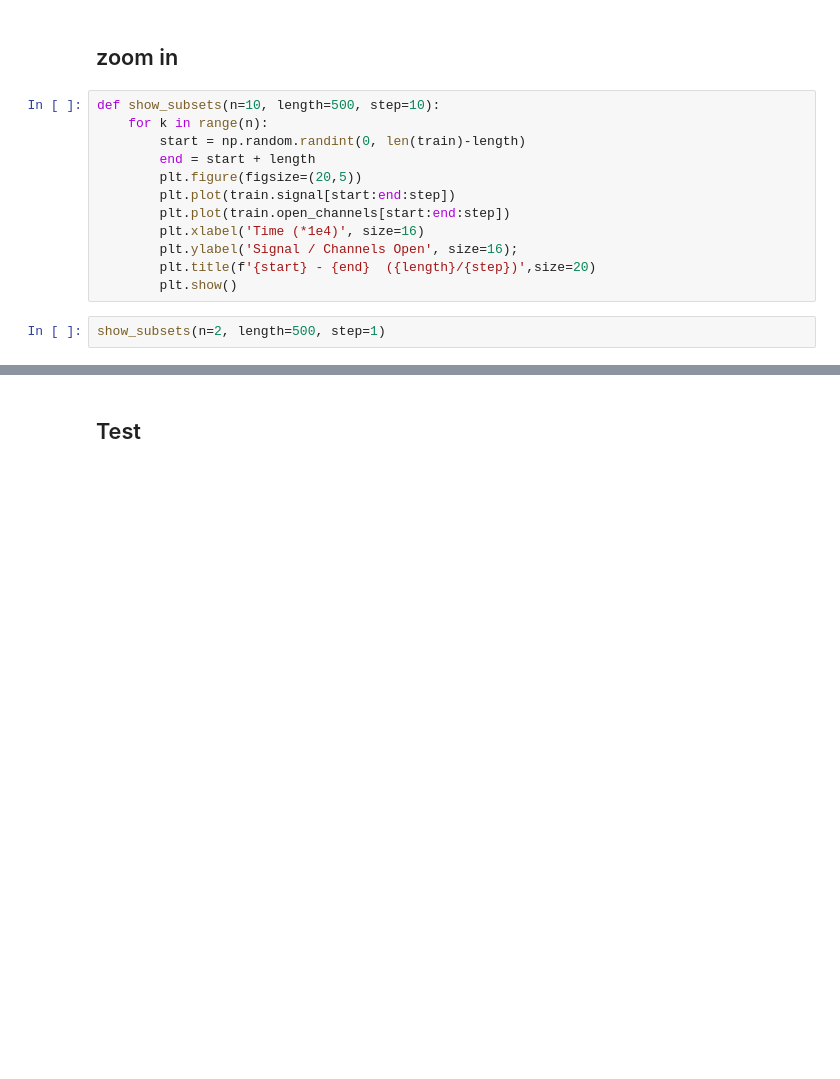
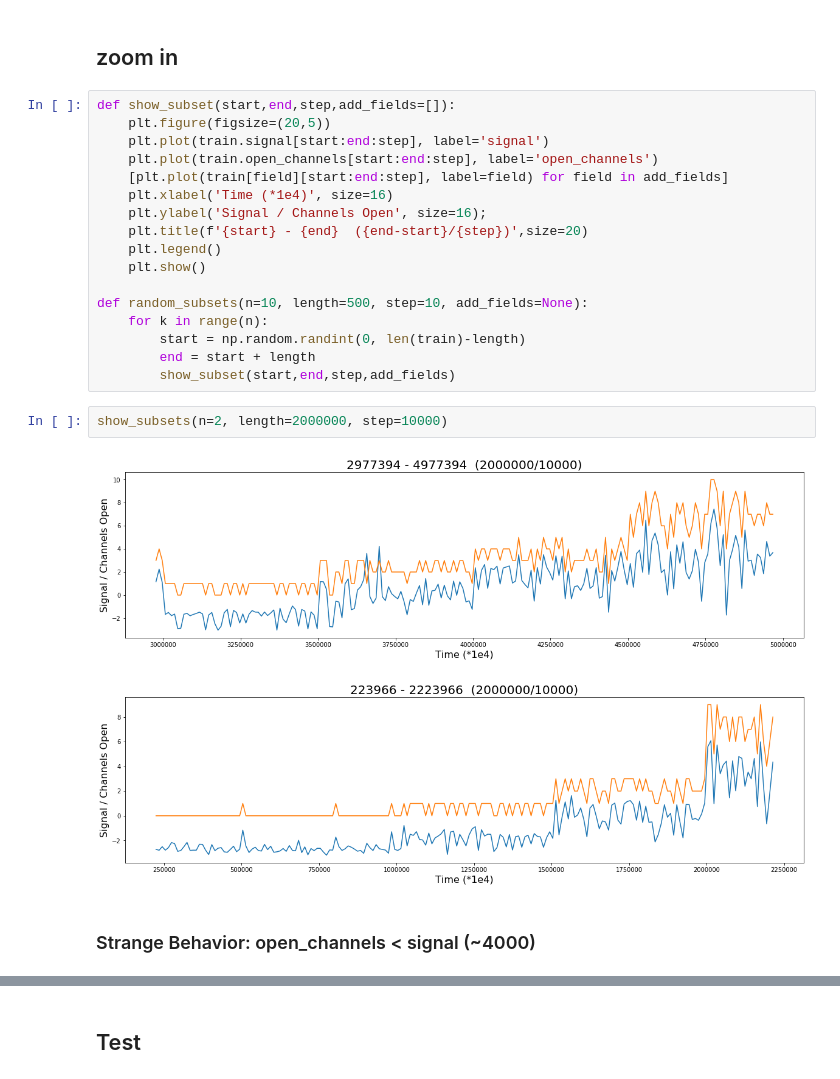
Before and after one commit to ahs8w/kaggle-comps, a Jupyter notebook: IonSwitching.ipynb, the cells around one changed output, grey strips where cells are left out. Saved outputs shown, nothing was run; the diff lists cells and outputs as text; blank space fills up the shorter version.

Commit message:
add features, compare plots, rework wavenet arch

```diff
--- a/IonSwitching.ipynb
+++ b/IonSwitching.ipynb
@@ -76,16 +85,26 @@ plt.show()
 # %% [markdown]
 ## zoom in
 # %%
-def show_subsets(n=10, length=500, step=10):
+def show_subset(start,end,step,add_fields=[]):
+    plt.figure(figsize=(20,5))
+    plt.plot(train.signal[start:end:step], label='signal')
+    plt.plot(train.open_channels[start:end:step], label='open_channels')
+    [plt.plot(train[field][start:end:step], label=field) for field in add_fields]
+    plt.xlabel('Time (*1e4)', size=16)
+    plt.ylabel('Signal / Channels Open', size=16);
+    plt.title(f'{start} - {end}  ({end-start}/{step})',size=20)
+    plt.legend()
+    plt.show()
+
+def random_subsets(n=10, length=500, step=10, add_fields=None):
     for k in range(n):
         start = np.random.randint(0, len(train)-length)
         end = start + length
-        plt.figure(figsize=(20,5))
-        plt.plot(train.signal[start:end:step])
-        plt.plot(train.open_channels[start:end:step])
-        plt.xlabel('Time (*1e4)', size=16)
-        plt.ylabel('Signal / Channels Open', size=16);
-        plt.title(f'{start} - {end}  ({length}/{step})',size=20)
-        plt.show()
+        show_subset(start,end,step,add_fields)
 # %%
-show_subsets(n=2, length=500, step=1)
+show_subsets(n=2, length=2000000, step=10000)
+# %% [output]
+[figure, added]
+[figure, added]
+# %% [markdown]
+### Strange Behavior: open_channels < signal (~4000)
```
Also changed, not shown: parts of 29 cells of this notebook.
